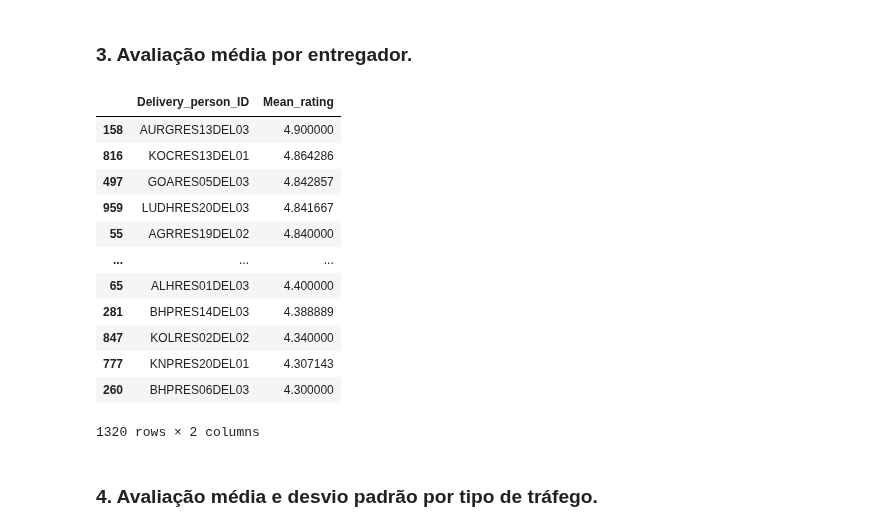
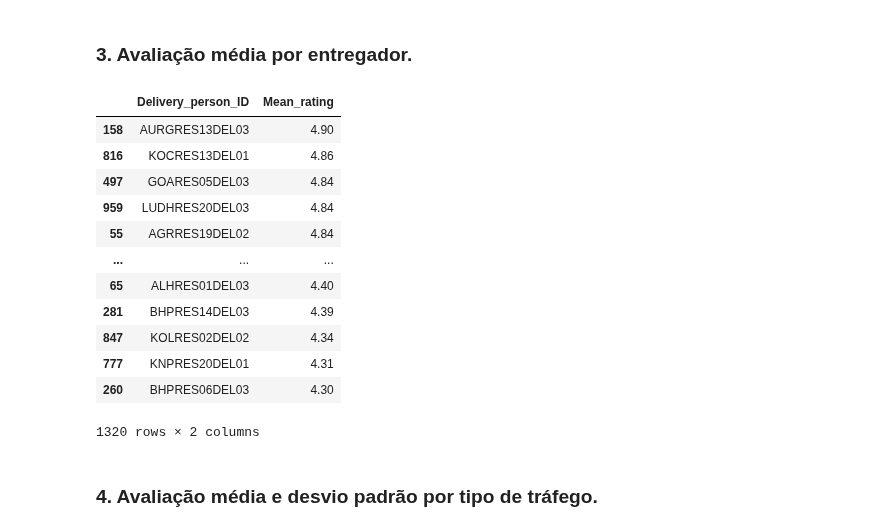
Before and after one commit to luc457x/CDS-PA, a Jupyter notebook: notebook.ipynb, the cells around one changed output. Saved outputs shown, nothing was run; the diff lists cells and outputs as text; code cells hidden in the pictures.

```diff
--- a/notebook.ipynb
+++ b/notebook.ipynb
@@ -1024,21 +1026,22 @@ A melhor condição é 3 e a pior condição é 0, numa escala onde 0 = "muito r
 # %% [markdown]
 ### 3. Avaliação média por entregador.
 # %%
-delivery_rate_by_delivery_person = df_work[["Delivery_person_ID", "Delivery_person_Ratings"]].groupby("Delivery_person_ID").mean().reset_index().sort_values(by="Delivery_person_Ratings", ascending=False).rename(columns={"Delivery_person_Ratings": "Mean_rating"})
-delivery_rate_by_delivery_person
+delivery_rating_by_delivery_person = df_work[["Delivery_person_ID", "Delivery_person_Ratings"]].groupby("Delivery_person_ID").mean().reset_index().sort_values(by="Delivery_person_Ratings", ascending=False).rename(columns={"Delivery_person_Ratings": "Mean_rating"})
+delivery_rating_by_delivery_person["Mean_rating"] = delivery_rating_by_delivery_person["Mean_rating"].round(2)
+delivery_rating_by_delivery_person
 # %% [output]
 |  | Delivery_person_ID | Mean_rating |
-| 158 | AURGRES13DEL03 | 4.900000 |
-| 816 | KOCRES13DEL01 | 4.864286 |
-| 497 | GOARES05DEL03 | 4.842857 |
-| 959 | LUDHRES20DEL03 | 4.841667 |
-| 55 | AGRRES19DEL02 | 4.840000 |
+| 158 | AURGRES13DEL03 | 4.90 |
+| 816 | KOCRES13DEL01 | 4.86 |
+| 497 | GOARES05DEL03 | 4.84 |
+| 959 | LUDHRES20DEL03 | 4.84 |
+| 55 | AGRRES19DEL02 | 4.84 |
 | ... | ... | ... |
-| 65 | ALHRES01DEL03 | 4.400000 |
-| 281 | BHPRES14DEL03 | 4.388889 |
-| 847 | KOLRES02DEL02 | 4.340000 |
-| 777 | KNPRES20DEL01 | 4.307143 |
-| 260 | BHPRES06DEL03 | 4.300000 |
+| 65 | ALHRES01DEL03 | 4.40 |
+| 281 | BHPRES14DEL03 | 4.39 |
+| 847 | KOLRES02DEL02 | 4.34 |
+| 777 | KNPRES20DEL01 | 4.31 |
+| 260 | BHPRES06DEL03 | 4.30 |
 1320 rows × 2 columns
 # %% [markdown]
 ### 4. Avaliação média e desvio padrão por tipo de tráfego.
```
Also changed, not shown: parts of 9 cells of this notebook, 1 other file.
